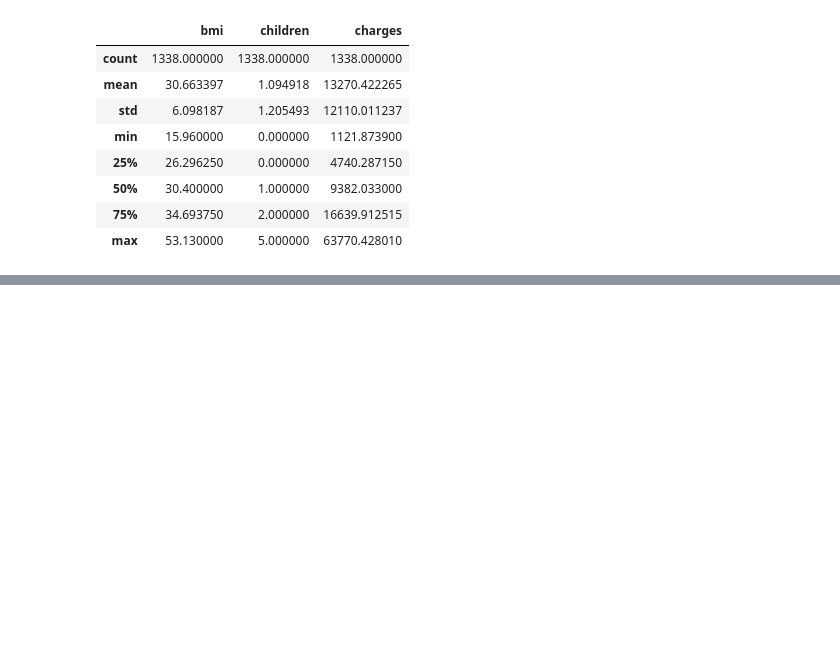
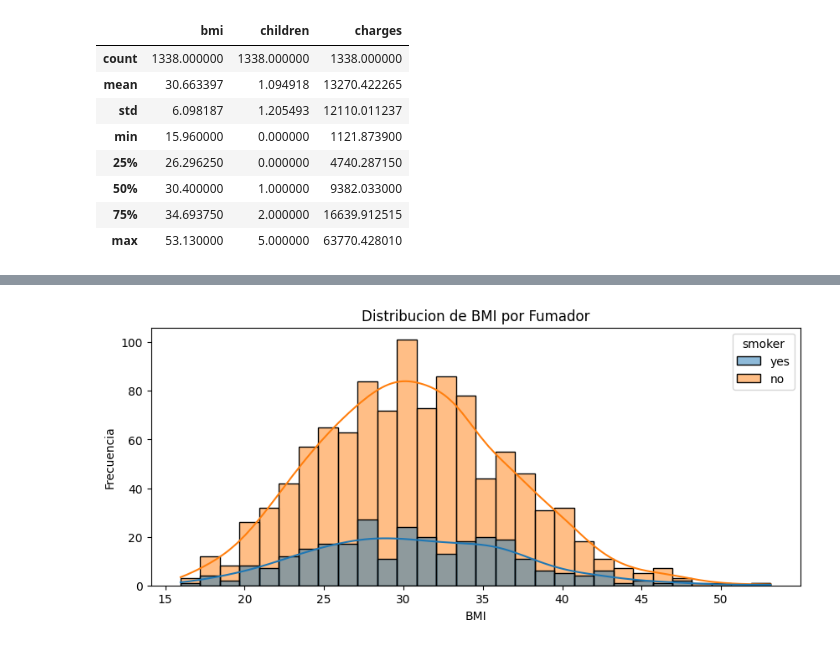
Before and after one commit to FelipeCH13/vortex-insurance-cost, a Jupyter notebook: src/notebooks/01_eda.ipynb, the cells around one changed output, grey strips where cells are left out. Cells and saved outputs as stored; diff of their text form; code cells hidden in the pictures; blank space fills up the shorter version.

```diff
--- a/src/notebooks/01_eda.ipynb
+++ b/src/notebooks/01_eda.ipynb
@@ -68,0 +93,12 @@ df_insurance.describe()
+# %%
+plt.figure(figsize=(10,4))
+
+sns.histplot(data = df_insurance, x = 'bmi', bins=30, kde=True, hue='smoker')
+
+
+plt.title('Distribucion de BMI por Fumador')
+plt.xlabel('BMI')
+plt.ylabel('Frecuencia')
+plt.show()
+# %% [output]
+[figure, added]
```
Also changed, not shown: parts of 4 cells of this notebook.
